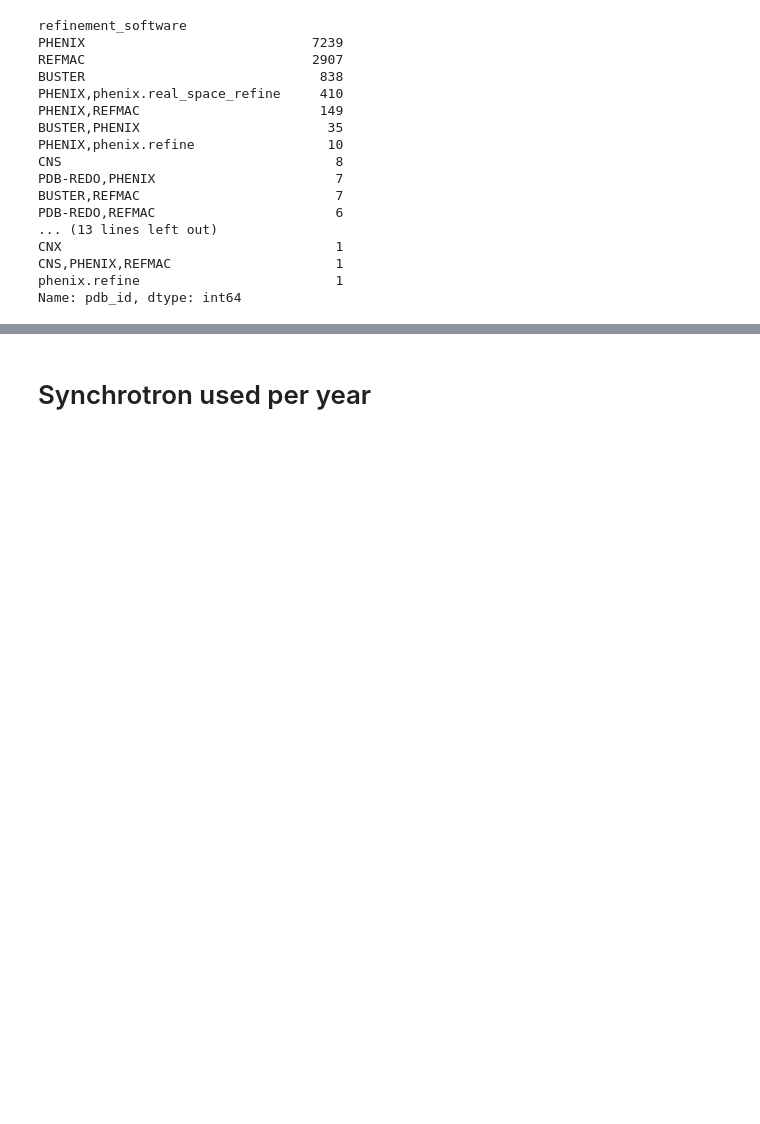
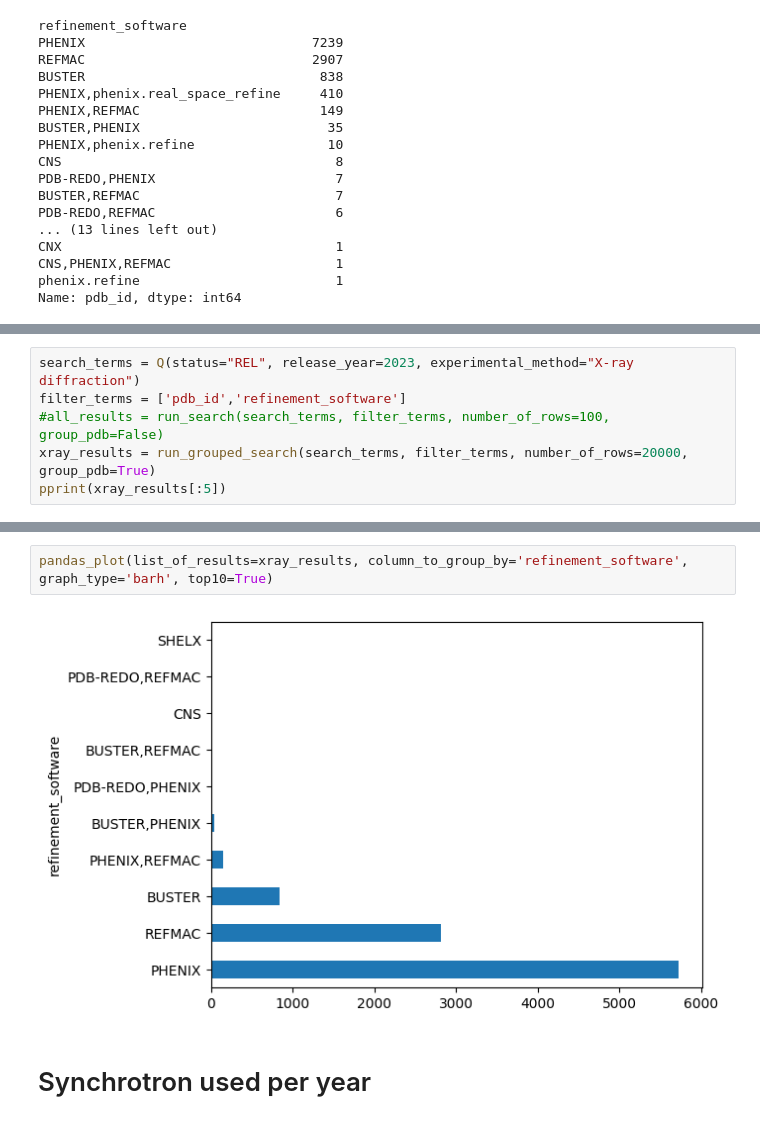
Before and after one commit to glevans/pdbe-api-training, a Jupyter notebook: PDBe_2023_release_stats.ipynb, the cells around one changed output, grey strips where cells are left out. Drawn from its saved outputs; the diff is of its cells as text; blank space fills up the shorter version.

```diff
--- a/PDBe_2023_release_stats.ipynb
+++ b/PDBe_2023_release_stats.ipynb
@@ -236,0 +239,6 @@ Name: pdb_id, dtype: int64
+# %%
+search_terms = Q(status="REL", release_year=2023, experimental_method="X-ray diffraction")
+filter_terms = ['pdb_id','refinement_software']
+#all_results = run_search(search_terms, filter_terms, number_of_rows=100, group_pdb=False)
+xray_results = run_grouped_search(search_terms, filter_terms, number_of_rows=20000, group_pdb=True)
+pprint(xray_results[:5])
@@ -237,3 +280,7 @@ Name: pdb_id, dtype: int64
+# %%
+pandas_plot(list_of_results=xray_results, column_to_group_by='refinement_software', graph_type='barh', top10=True)
+# %% [output]
+[figure, added]
 # %% [markdown]
 # Synchrotron used per year
 # %% [markdown]
```
Also changed, not shown: parts of 7 cells of this notebook.
